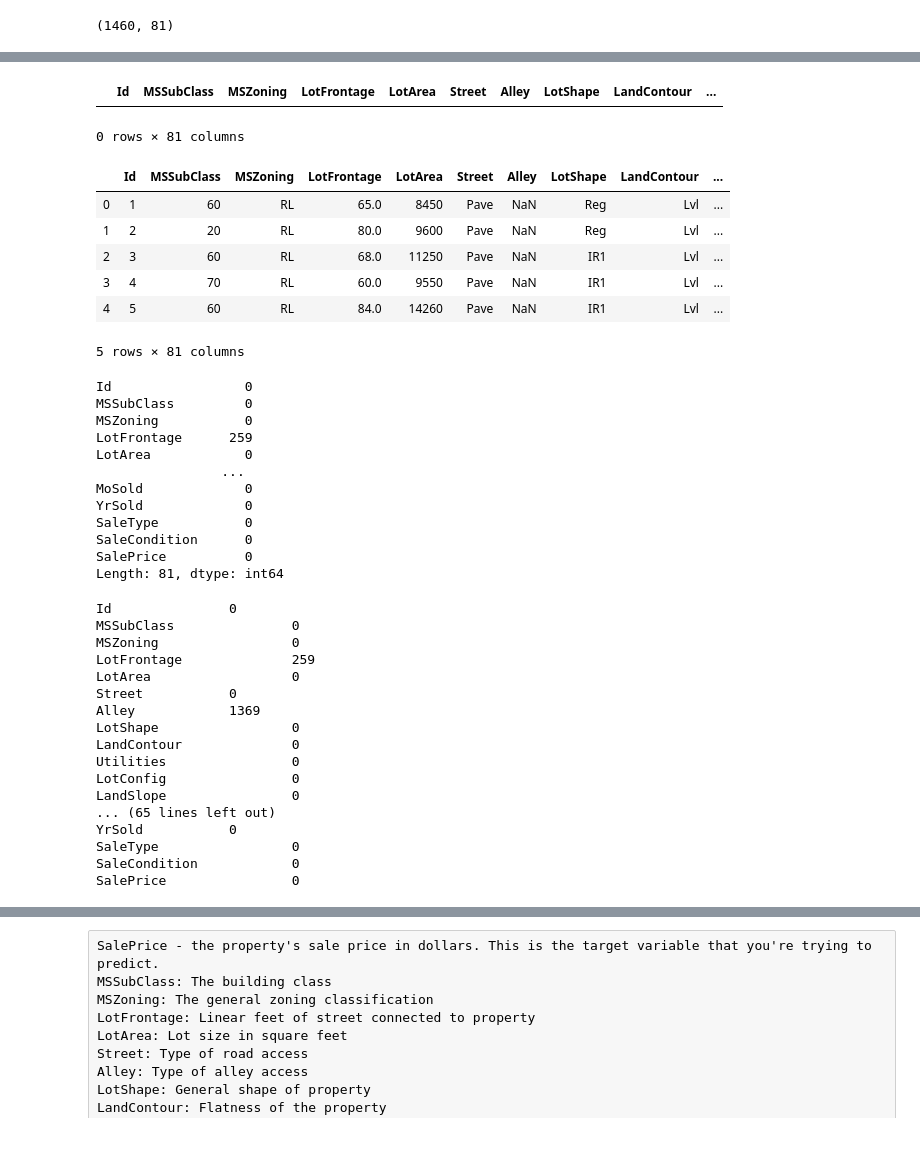
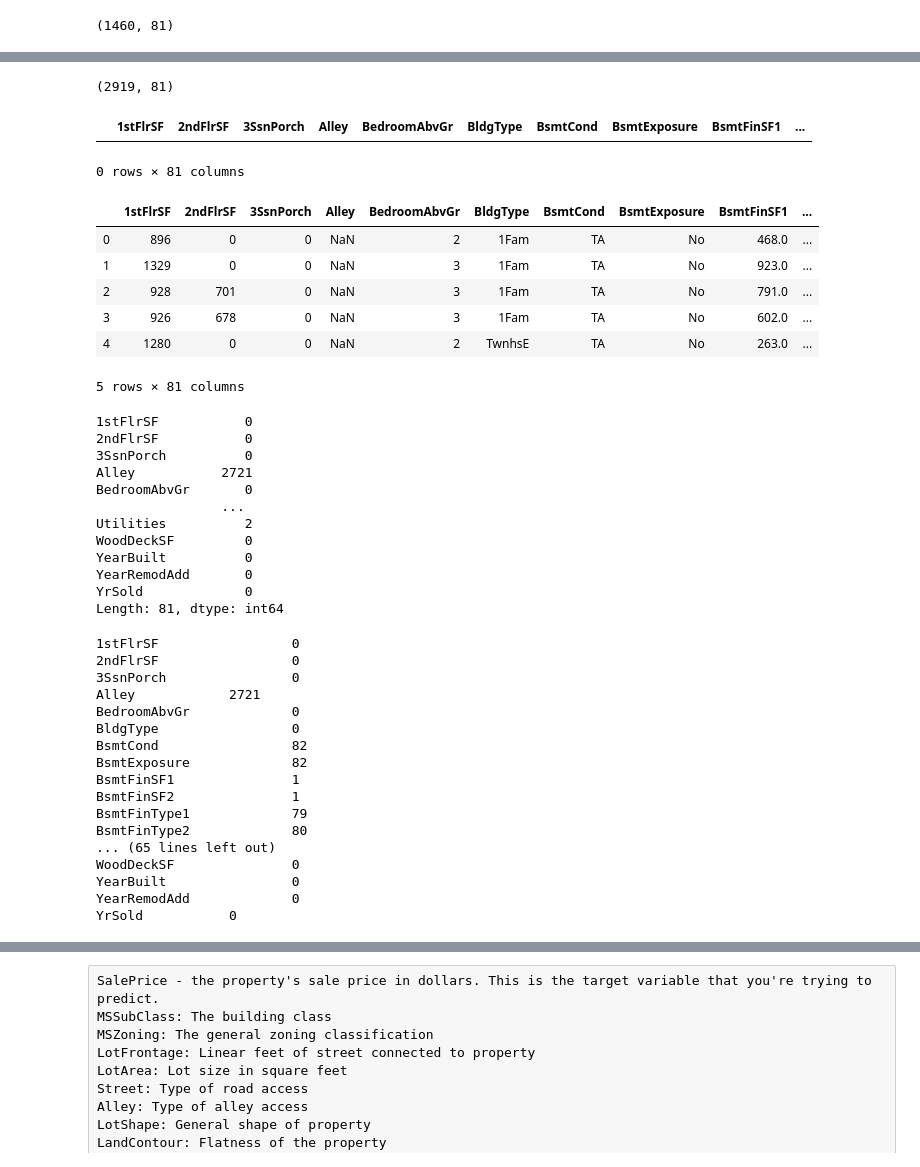
Before and after one commit to miamedra2/House-Prices, a Jupyter notebook: HackDay2.ipynb, the cells around one changed output, grey strips where cells are left out. Cells and saved outputs as stored; diff of their text form; code cells hidden in the pictures.

```diff
--- a/HackDay2.ipynb
+++ b/HackDay2.ipynb
@@ -41,0 +51,2 @@ Trainingdatasize
+# %%
+df = df_test.append(df_train)
@@ -42 +58,5 @@ Trainingdatasize
+# %%
+df1.shape
+# %% [output]
+(2919, 81)
 # %%
@@ -46,51 +64,51 @@ df = df_train
 # %%
-df[df.duplicated() ==  True]
+df1[df1.duplicated() ==  True]
 # %% [output]
-|  | Id | MSSubClass | MSZoning | LotFrontage | LotArea | Street | Alley | LotShape | LandContour | ... |
+|  | 1stFlrSF | 2ndFlrSF | 3SsnPorch | Alley | BedroomAbvGr | BldgType | BsmtCond | BsmtExposure | BsmtFinSF1 | ... |
 0 rows × 81 columns
 # %%
-df.head()
+df1.head()
 # %% [output]
-|  | Id | MSSubClass | MSZoning | LotFrontage | LotArea | Street | Alley | LotShape | LandContour | ... |
-| 0 | 1 | 60 | RL | 65.0 | 8450 | Pave | NaN | Reg | Lvl | ... |
-| 1 | 2 | 20 | RL | 80.0 | 9600 | Pave | NaN | Reg | Lvl | ... |
-| 2 | 3 | 60 | RL | 68.0 | 11250 | Pave | NaN | IR1 | Lvl | ... |
-| 3 | 4 | 70 | RL | 60.0 | 9550 | Pave | NaN | IR1 | Lvl | ... |
-| 4 | 5 | 60 | RL | 84.0 | 14260 | Pave | NaN | IR1 | Lvl | ... |
+|  | 1stFlrSF | 2ndFlrSF | 3SsnPorch | Alley | BedroomAbvGr | BldgType | BsmtCond | BsmtExposure | BsmtFinSF1 | ... |
+| 0 | 896 | 0 | 0 | NaN | 2 | 1Fam | TA | No | 468.0 | ... |
+| 1 | 1329 | 0 | 0 | NaN | 3 | 1Fam | TA | No | 923.0 | ... |
+| 2 | 928 | 701 | 0 | NaN | 3 | 1Fam | TA | No | 791.0 | ... |
+| 3 | 926 | 678 | 0 | NaN | 3 | 1Fam | TA | No | 602.0 | ... |
+| 4 | 1280 | 0 | 0 | NaN | 2 | TwnhsE | TA | No | 263.0 | ... |
 5 rows × 81 columns
 # %%
-df.isnull().sum()
+df1.isnull().sum()
 # %% [output]
-Id                 0
-MSSubClass         0
-MSZoning           0
-LotFrontage      259
-LotArea            0
+1stFlrSF           0
+2ndFlrSF           0
+3SsnPorch          0
+Alley           2721
+BedroomAbvGr       0
                 ...
-MoSold             0
+Utilities          2
+WoodDeckSF         0
+YearBuilt          0
+YearRemodAdd       0
 YrSold             0
-SaleType           0
-SaleCondition      0
-SalePrice          0
 Length: 81, dtype: int64
 # %%
-for elem in df: print(elem, '\t\t', df[elem].isnull().sum())
+for elem in df1: print(elem, '\t\t', df1[elem].isnull().sum())
 # %% [output]
-Id               0
-MSSubClass               0
-MSZoning                 0
-LotFrontage              259
-LotArea                  0
-Street           0
-Alley            1369
-LotShape                 0
-LandContour              0
-Utilities                0
-LotConfig                0
-LandSlope                0
+1stFlrSF                 0
+2ndFlrSF                 0
+3SsnPorch                0
+Alley            2721
+BedroomAbvGr             0
+BldgType                 0
+BsmtCond                 82
+BsmtExposure             82
+BsmtFinSF1               1
+BsmtFinSF2               1
+BsmtFinType1             79
+BsmtFinType2             80
 ... (65 lines left out)
+WoodDeckSF               0
+YearBuilt                0
+YearRemodAdd             0
 YrSold           0
-SaleType                 0
-SaleCondition            0
-SalePrice                0
 # %%
```
Also changed, not shown: parts of 81 cells of this notebook, 1 other file.
